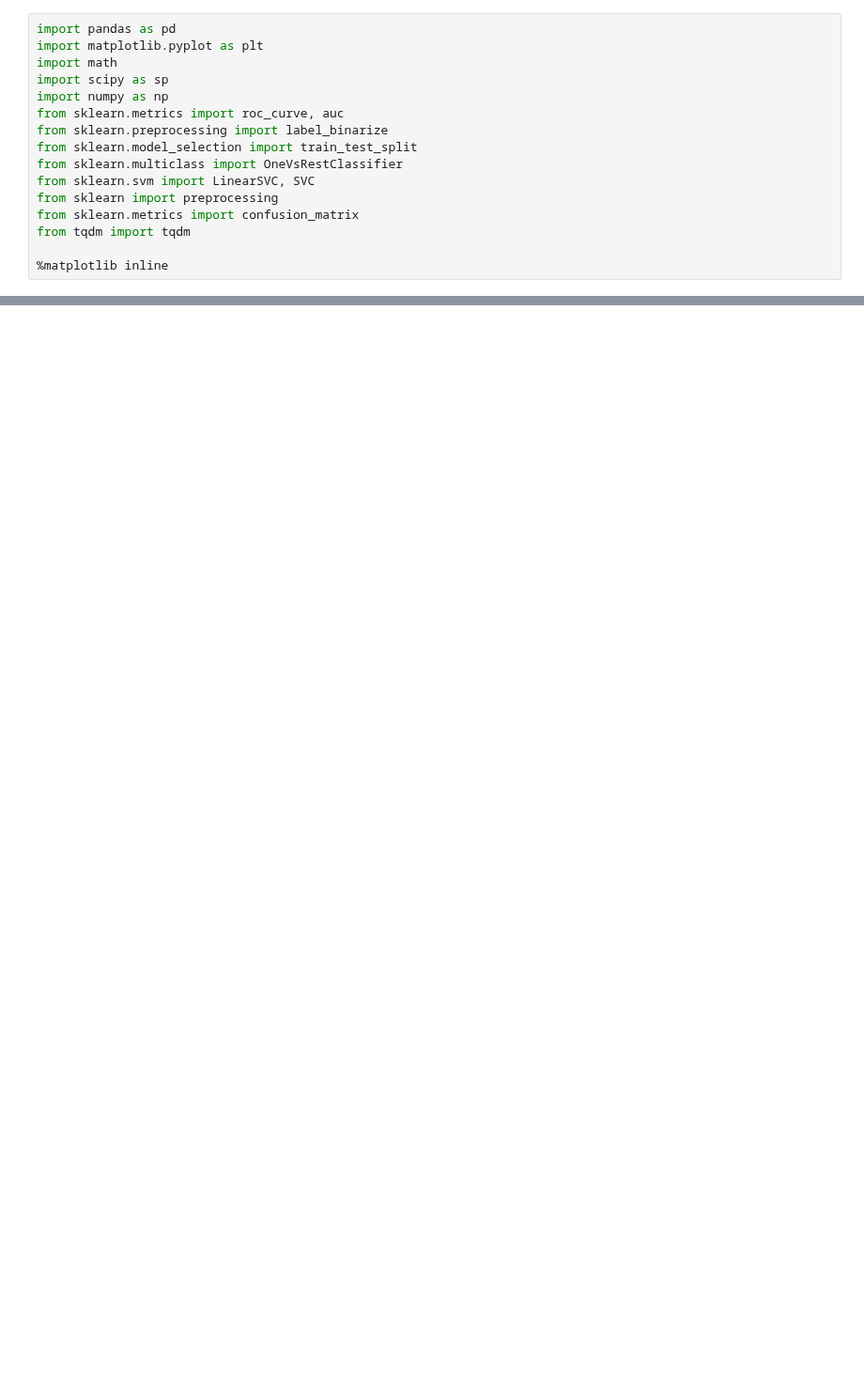
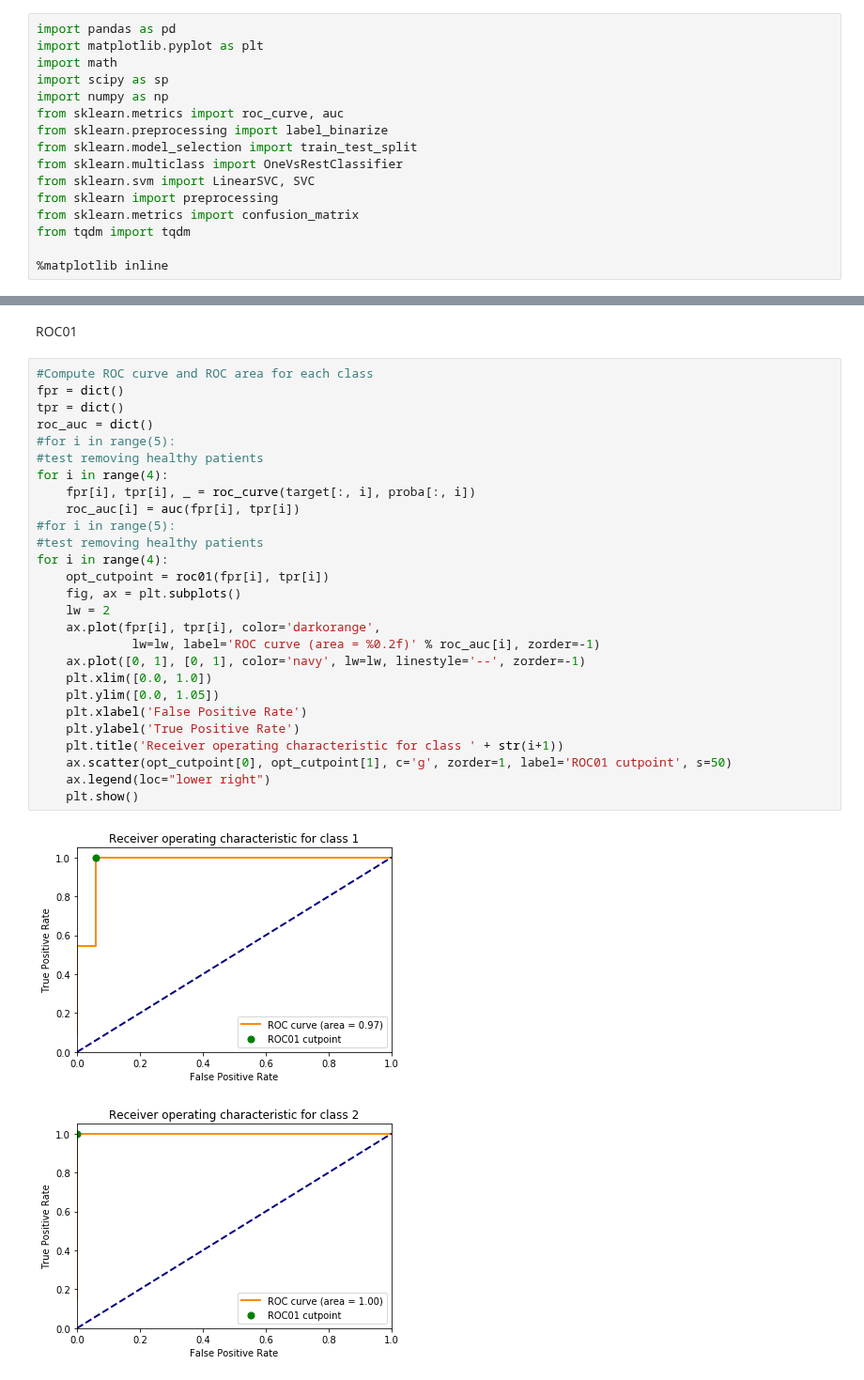
Before and after one commit to gabrielmatos26/Ova-and-Ava-classifiers, a Jupyter notebook: synthetic_data_ova.ipynb, the cells around one changed output, grey strips where cells are left out. Shown at 94% size. Saved outputs shown, nothing was run; the diff lists cells and outputs as text; blank space fills up the shorter version.

```diff
--- a/synthetic_data_ova.ipynb
+++ b/synthetic_data_ova.ipynb
@@ -141,0 +211,32 @@ for i in range(4):
+# %% [markdown]
+ROC01
+# %%
+#Compute ROC curve and ROC area for each class
+fpr = dict()
+tpr = dict()
+roc_auc = dict()
+#for i in range(5):
+#test removing healthy patients
+for i in range(4):
+    fpr[i], tpr[i], _ = roc_curve(target[:, i], proba[:, i])
+    roc_auc[i] = auc(fpr[i], tpr[i])
+#for i in range(5):
+#test removing healthy patients
+for i in range(4):
+    opt_cutpoint = roc01(fpr[i], tpr[i])
+    fig, ax = plt.subplots()
+    lw = 2
+    ax.plot(fpr[i], tpr[i], color='darkorange',
+             lw=lw, label='ROC curve (area = %0.2f)' % roc_auc[i], zorder=-1)
+    ax.plot([0, 1], [0, 1], color='navy', lw=lw, linestyle='--', zorder=-1)
+    plt.xlim([0.0, 1.0])
+    plt.ylim([0.0, 1.05])
+    plt.xlabel('False Positive Rate')
+    plt.ylabel('True Positive Rate')
+    plt.title('Receiver operating characteristic for class ' + str(i+1))
+    ax.scatter(opt_cutpoint[0], opt_cutpoint[1], c='g', zorder=1, label='ROC01 cutpoint', s=50)
+    ax.legend(loc="lower right")
+    plt.show()
+# %% [output]
+[figure, added]
+[figure, added]
```
Also changed, not shown: parts of 12 cells of this notebook.
